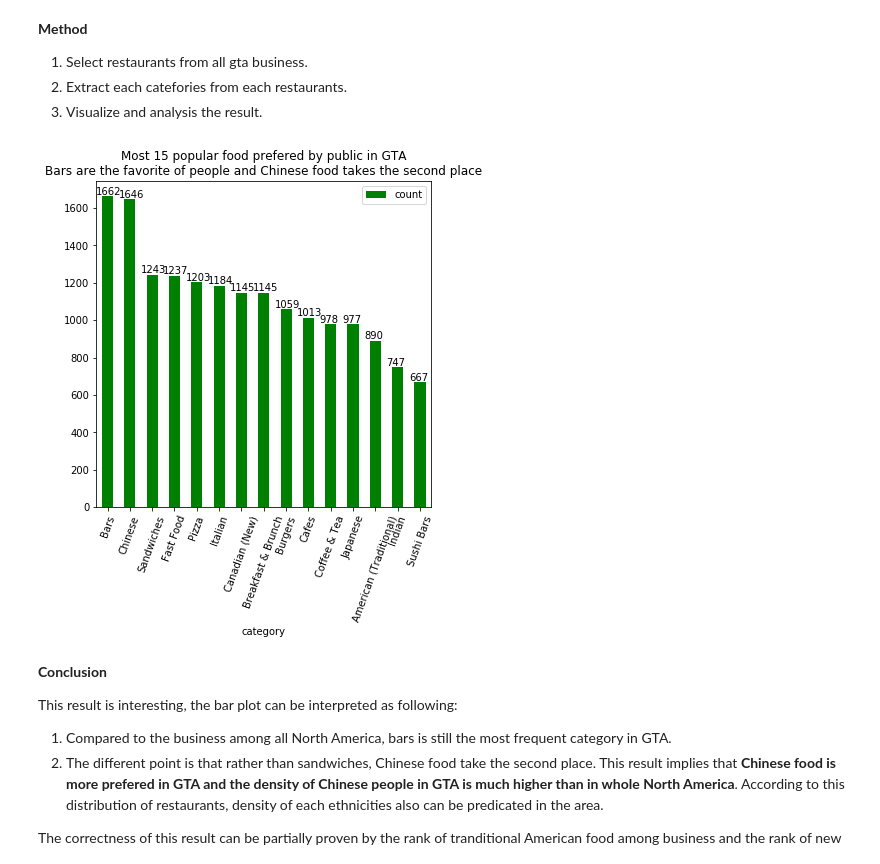
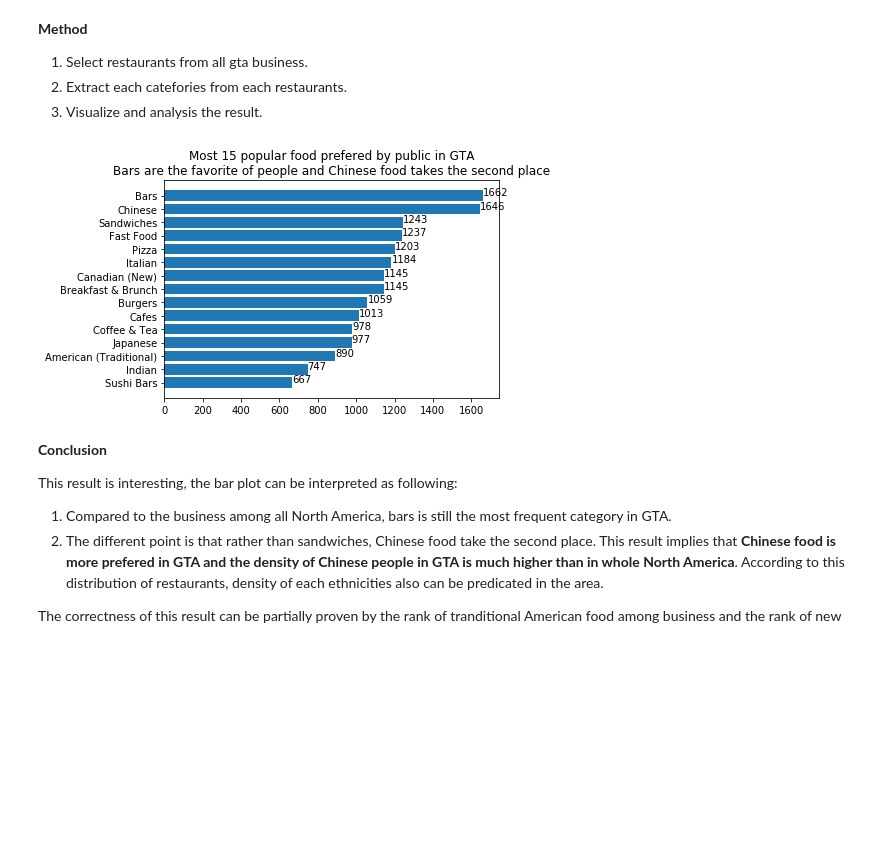
Before and after one commit to wsxwsx543/Yelp-Exploring, a Jupyter notebook: assignment2.ipynb, the cells around one changed output. Cells and saved outputs as stored; diff of their text form; code cells hidden in the pictures; blank space fills up the shorter version.

Commit message:
Modified bar visualization to horizontal

```diff
--- a/assignment2.ipynb
+++ b/assignment2.ipynb
@@ -670,18 +670,18 @@ del gta_restaurants_categories['Nightlife']
 # %%
 # Find top 15 popupar food prefered by public.
 gta_restaurants_categories_df = pd.DataFrame.from_dict({'category': list(gta_restaurants_categories.keys()),
                                                     'count': list(gta_restaurants_categories.values())})
 gta_sorted_restaurants_df = gta_restaurants_categories_df.sort_values(by=['count'], ascending=False)
 gta_top_15_restaurants = gta_sorted_restaurants_df[:15].reset_index(drop=True)
 
 # Plot the bar plot.
-gta_top_15_restaurants.plot.bar(x='category', y='count', rot=70, figsize=(6, 6), color='green')
+plt.barh(y=gta_top_15_restaurants['category'][::-1], width=gta_top_15_restaurants['count'][::-1])
 plt.title('Most 15 popular food prefered by public in GTA\nBars are the favorite of people and Chinese food takes the second place')
 for i in range(len(gta_top_15_restaurants)):
-    plt.text(i - 0.5, gta_top_15_restaurants['count'][i] + 10, s=str(gta_top_15_restaurants['count'][i]))
+    plt.text(gta_top_15_restaurants['count'][len(gta_top_15_restaurants) - i - 1], i, s=str(gta_top_15_restaurants['count'][len(gta_top_15_restaurants) - i - 1]))
 plt.show()
 # %% [output]
-[figure, old version]
+[figure, new version]
 # %% [markdown]
 **Conclusion**
 
```
Also changed, not shown: parts of 2 cells of this notebook.
